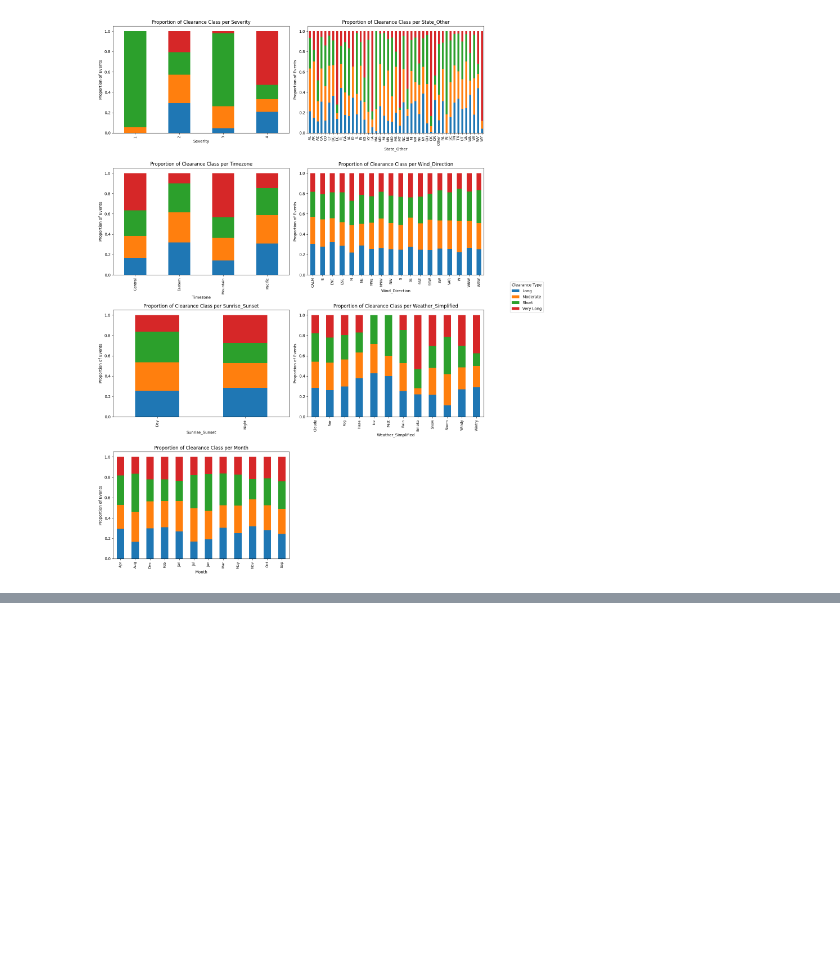
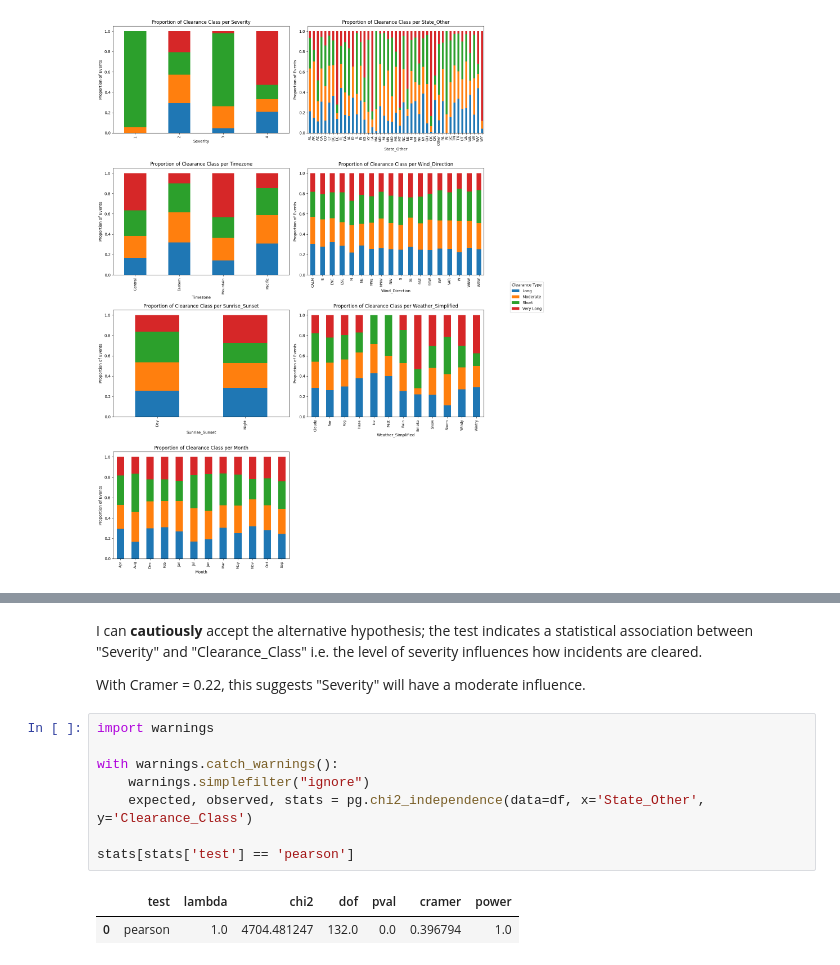
Before and after one commit to Sonya-J00/US_Accidents_ML_Project, a Jupyter notebook: jupyter_notebooks/EDA.ipynb, the cells around one changed output, grey strips where cells are left out. Drawn from its saved outputs; the diff is of its cells as text; blank space fills up the shorter version.

```diff
--- a/jupyter_notebooks/EDA.ipynb
+++ b/jupyter_notebooks/EDA.ipynb
@@ -437,0 +454,15 @@ I can see that there appear to be differences
+# %% [markdown]
+I can **cautiously** accept the alternative hypothesis; the test indicates a statistical association between "Severity" and "Clearance_Class" i.e. the level of severity influences how incidents are cleared.
+
+With Cramer = 0.22, this suggests "Severity" will have a moderate influence.
+# %%
+import warnings
+
+with warnings.catch_warnings():
+    warnings.simplefilter("ignore")
+    expected, observed, stats = pg.chi2_independence(data=df, x='State_Other', y='Clearance_Class')
+
+stats[stats['test'] == 'pearson']
+# %% [output]
+|  | test | lambda | chi2 | dof | pval | cramer | power |
+| 0 | pearson | 1.0 | 4704.481247 | 132.0 | 0.0 | 0.396794 | 1.0 |
```
Also changed, not shown: parts of 17 cells of this notebook.
